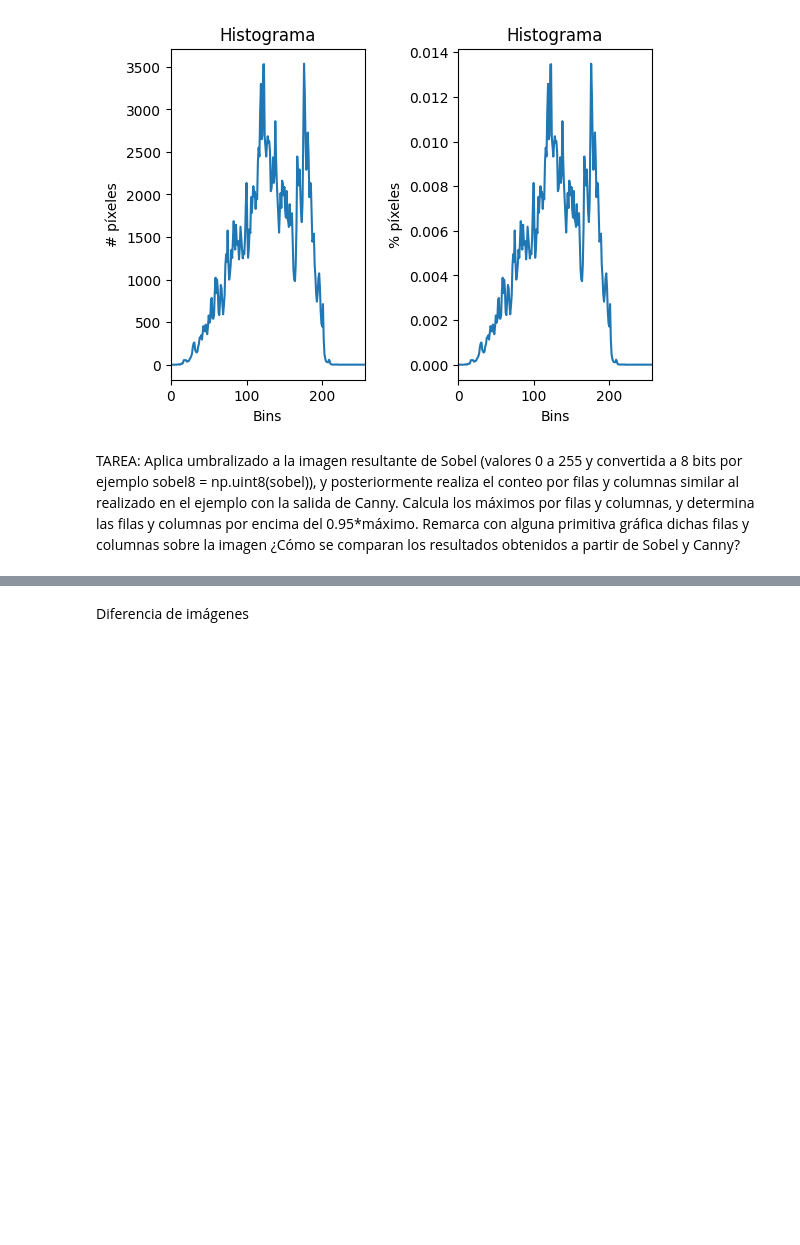
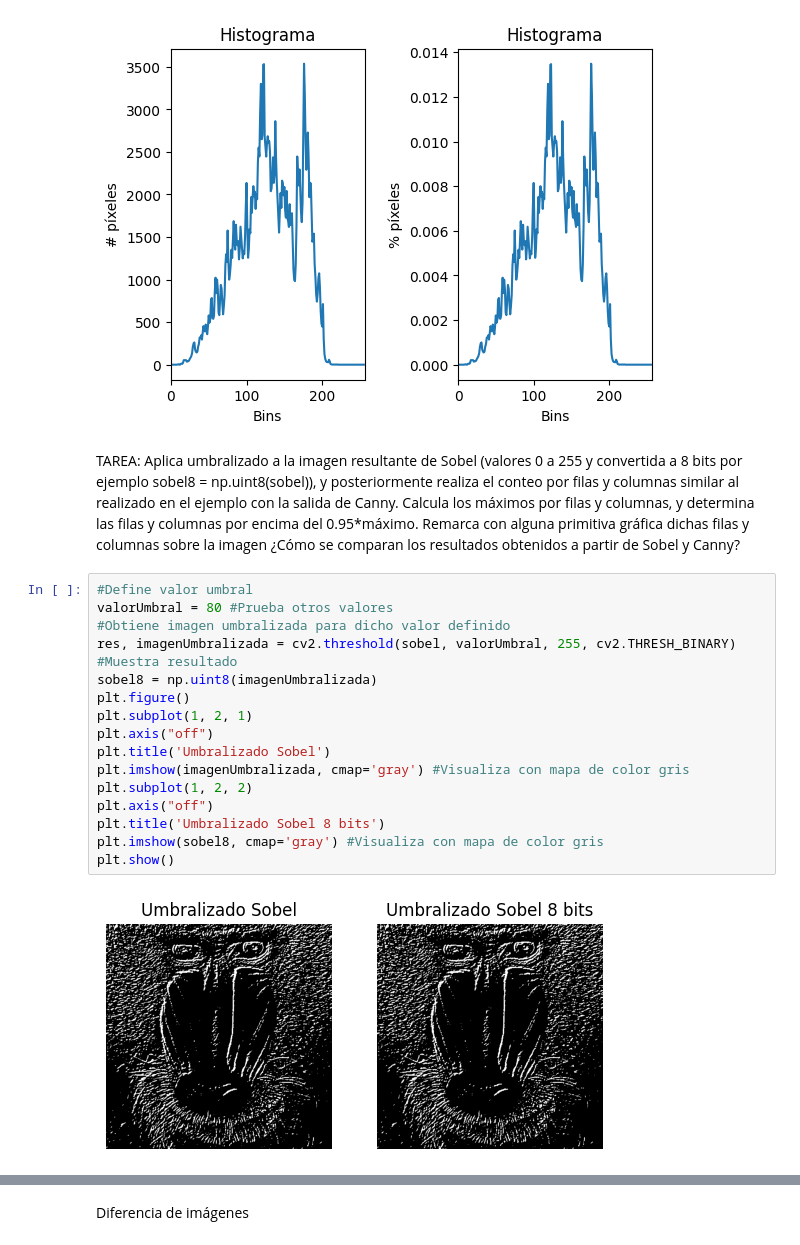
Before and after one commit to DevGiovanniLC/VC, a Jupyter notebook: P2/VC_P2.ipynb, the cells around one changed output, grey strips where cells are left out. Drawn from its saved outputs; the diff is of its cells as text; blank space fills up the shorter version.

```diff
--- a/P2/VC_P2.ipynb
+++ b/P2/VC_P2.ipynb
@@ -216,3 +198,22 @@ plt.xlim([0, 256])
 [figure]
 # %% [markdown]
 TAREA: Aplica umbralizado a la imagen resultante de Sobel (valores 0 a 255 y convertida a 8 bits por ejemplo sobel8 = np.uint8(sobel)), y posteriormente realiza el conteo por filas y columnas similar al realizado en el ejemplo con la salida de Canny. Calcula los máximos por filas y columnas, y determina las filas y columnas por encima del 0.95\*máximo. Remarca con alguna primitiva gráfica dichas filas y columnas sobre la imagen ¿Cómo se comparan los resultados obtenidos a partir de Sobel y Canny?
+# %%
+#Define valor umbral
+valorUmbral = 80 #Prueba otros valores
+#Obtiene imagen umbralizada para dicho valor definido
+res, imagenUmbralizada = cv2.threshold(sobel, valorUmbral, 255, cv2.THRESH_BINARY)
+#Muestra resultado
+sobel8 = np.uint8(imagenUmbralizada)
+plt.figure()
+plt.subplot(1, 2, 1)
+plt.axis("off")
+plt.title('Umbralizado Sobel')
+plt.imshow(imagenUmbralizada, cmap='gray') #Visualiza con mapa de color gris
+plt.subplot(1, 2, 2)
+plt.axis("off")
+plt.title('Umbralizado Sobel 8 bits')
+plt.imshow(sobel8, cmap='gray') #Visualiza con mapa de color gris
+plt.show()
+# %% [output]
+[figure, added]
```
Also changed, not shown: parts of 4 cells of this notebook.
